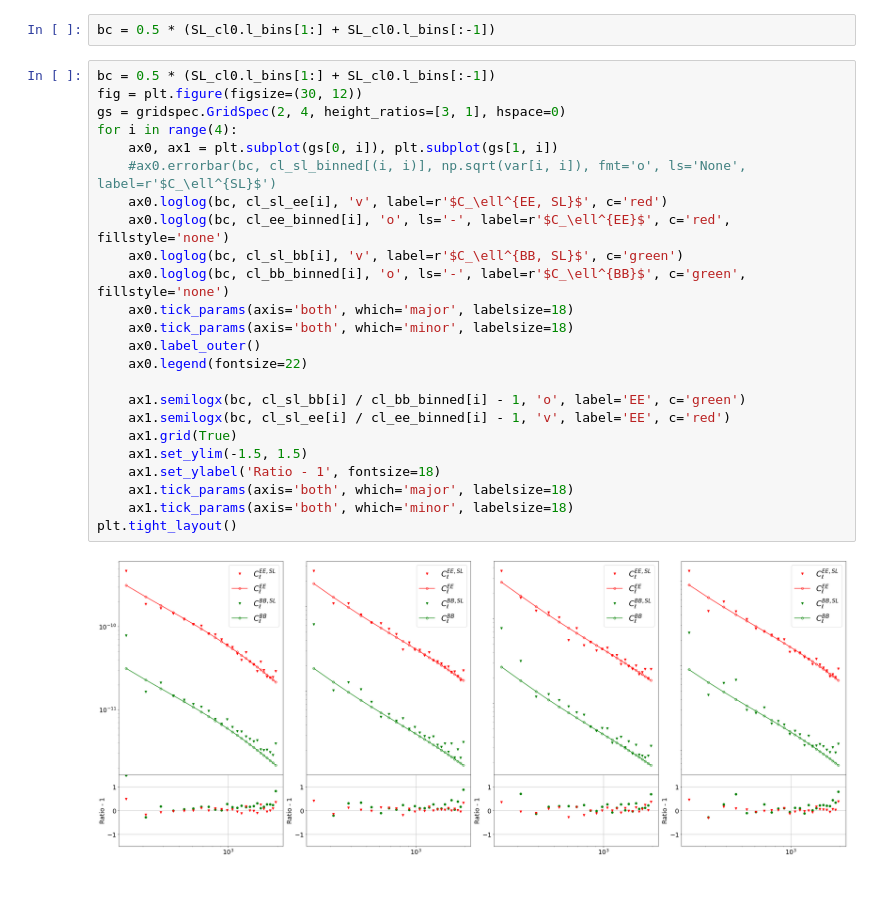
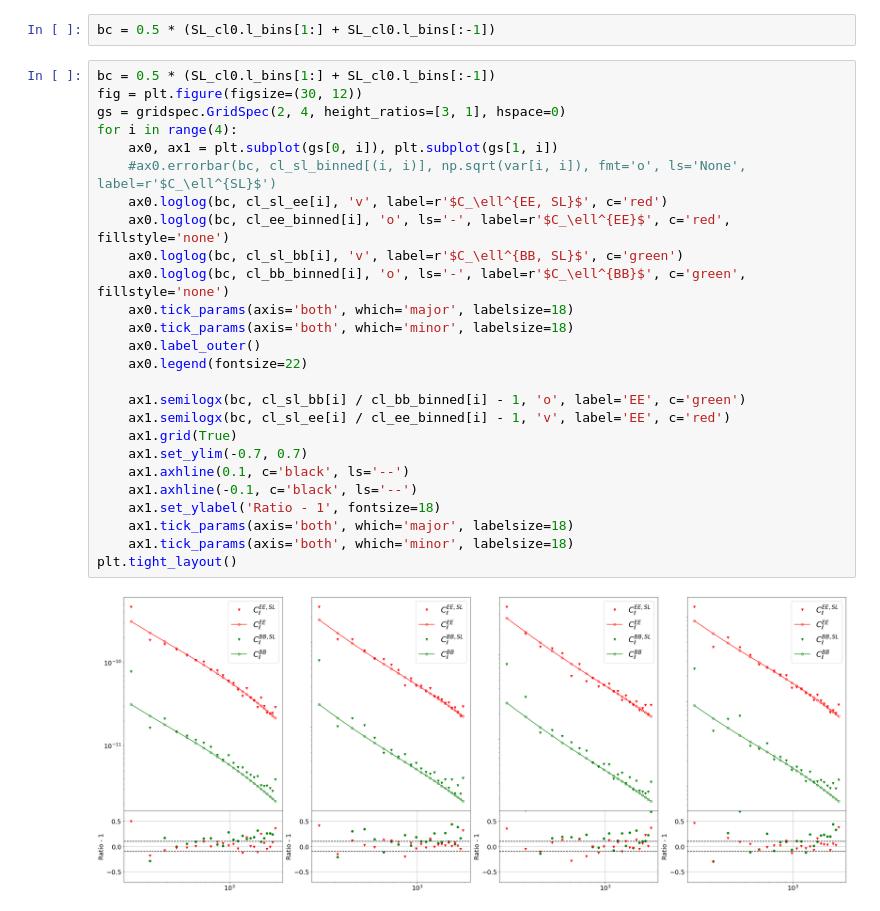
Before and after one commit to sukhdeep2/skylens_lite, a Jupyter notebook: notebooks/EB_Decomposition.ipynb, the cells around one changed output. Drawn from its saved outputs; the diff is of its cells as text.

```diff
--- a/notebooks/EB_Decomposition.ipynb
+++ b/notebooks/EB_Decomposition.ipynb
@@ -258,26 +258,28 @@ bc = 0.5 * (SL_cl0.l_bins[1:] + SL_cl0.l_bins[:-1])
 # %%
 bc = 0.5 * (SL_cl0.l_bins[1:] + SL_cl0.l_bins[:-1])
 fig = plt.figure(figsize=(30, 12))
 gs = gridspec.GridSpec(2, 4, height_ratios=[3, 1], hspace=0)
 for i in range(4):
     ax0, ax1 = plt.subplot(gs[0, i]), plt.subplot(gs[1, i])
     #ax0.errorbar(bc, cl_sl_binned[(i, i)], np.sqrt(var[i, i]), fmt='o', ls='None', label=r'$C_\ell^{SL}$')
     ax0.loglog(bc, cl_sl_ee[i], 'v', label=r'$C_\ell^{EE, SL}$', c='red')
     ax0.loglog(bc, cl_ee_binned[i], 'o', ls='-', label=r'$C_\ell^{EE}$', c='red', fillstyle='none')
     ax0.loglog(bc, cl_sl_bb[i], 'v', label=r'$C_\ell^{BB, SL}$', c='green')
     ax0.loglog(bc, cl_bb_binned[i], 'o', ls='-', label=r'$C_\ell^{BB}$', c='green', fillstyle='none')
     ax0.tick_params(axis='both', which='major', labelsize=18)
     ax0.tick_params(axis='both', which='minor', labelsize=18)
     ax0.label_outer()
     ax0.legend(fontsize=22)
 
     ax1.semilogx(bc, cl_sl_bb[i] / cl_bb_binned[i] - 1, 'o', label='EE', c='green')
     ax1.semilogx(bc, cl_sl_ee[i] / cl_ee_binned[i] - 1, 'v', label='EE', c='red')
     ax1.grid(True)
-    ax1.set_ylim(-1.5, 1.5)
+    ax1.set_ylim(-0.7, 0.7)
+    ax1.axhline(0.1, c='black', ls='--')
+    ax1.axhline(-0.1, c='black', ls='--')
     ax1.set_ylabel('Ratio - 1', fontsize=18)
     ax1.tick_params(axis='both', which='major', labelsize=18)
     ax1.tick_params(axis='both', which='minor', labelsize=18)
 plt.tight_layout()
 # %% [output]
-[figure, old version]
+[figure, new version]
```
